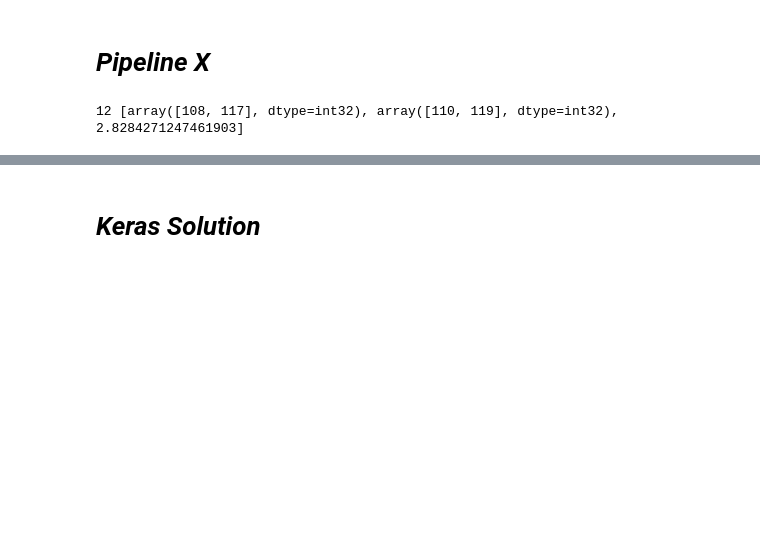
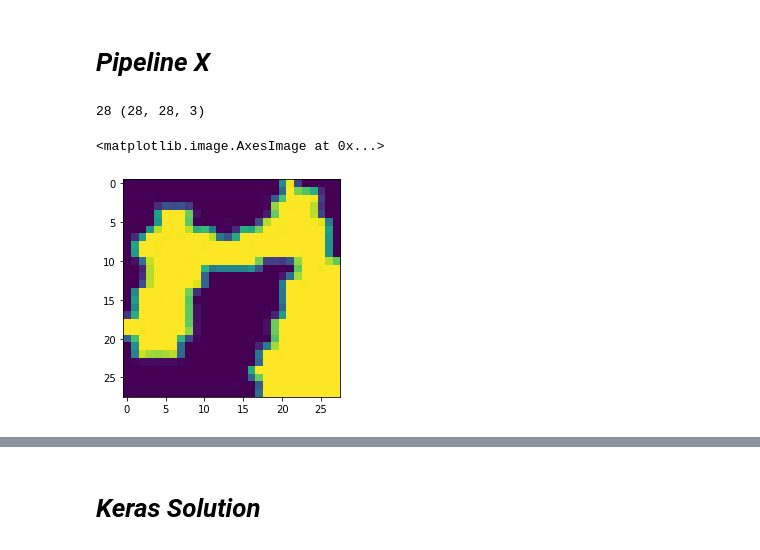
Before and after one commit to aquangnguyen1992/tensorflow_colab, a Jupyter notebook: mnist_max.ipynb, the cells around one changed output, grey strips where cells are left out. Drawn from its saved outputs; the diff is of its cells as text; code cells hidden in the pictures; blank space fills up the shorter version.

Commit message:
Finished the pipeline to detect the 3 numbers. Next step: Test the training using this pipeline

```diff
--- a/mnist_max.ipynb
+++ b/mnist_max.ipynb
@@ -127,39 +127,56 @@ def value_crop(input_im, output_size=(28,28), max_detection=3):
 
   contour_info = []
   for contour in contours:
     point1 = np.min(contour, axis=0)[0]
     point2 = np.max(contour, axis=0)[0]
-    if (point2[0] - point1[0] < 15) or (point2[1] - point1[1] < 15):
+    if (point2[0] - point1[0] < 7) and (point2[1] - point1[1] < 7):
        continue
     else:
       contour_info.append([point1, point2, np.linalg.norm(point2-point1)])
+      contour_info = sorted(contour_info, key=lambda contour: contour[2], reverse=True)
+  #point1 = contour_info[2][0]
+  #point2 = contour_info[2][1]
+  #plt.imshow(black_white[point1[1]:point2[1], point1[0]:point2[0]])
 
   # What happen if less than 3 detection
   if len(contour_info) <= max_detection:
     for contour in contour_info:
       point1 = contour[0]
       point2 = contour[1]
       if cropped_section is None:
-        cropped_section = np.resize([black_white[point1[1]:point2[1], point1[0]:point2[0]]], output_size)
+        cropped_section = cv2.resize(black_white[point1[1]:point2[1], point1[0]:point2[0]], output_size, interpolation=cv2.INTER_CUBIC)
         cropped_section = np.expand_dims(cropped_section, axis=2)
       else:
-        temp_im = np.resize([black_white[point1[1]:point2[1], point1[0]:point2[0]]], output_size)
+        temp_im = cv2.resize(black_white[point1[1]:point2[1], point1[0]:point2[0]], output_size, interpolation=cv2.INTER_CUBIC)
         temp_im = np.expand_dims(temp_im, axis=2)
         cropped_section = np.concatenate((cropped_section, temp_im), axis=2)
 
     # Padding to have max_detection
-    padding = max_detection - len(contours)
+    padding = max_detection - len(contour_info)
     for i in range(0, padding):
       temp_im = np.zeros(output_size)
       temp_im = np.expand_dims(temp_im, axis=2)
       cropped_section = np.concatenate((cropped_section, temp_im), axis=2)
 
   else: # More than 3 detections, get the 3 with biggest size
-    pass
+    for contour in contour_info[:3]:
+      #print("Here 2")
+      point1 = contour[0]
+      point2 = contour[1]
+      if cropped_section is None:
+        cropped_section = cv2.resize(black_white[point1[1]:point2[1], point1[0]:point2[0]], output_size, interpolation=cv2.INTER_CUBIC)
+        cropped_section = np.expand_dims(cropped_section, axis=2)
+      else:
+        temp_im = cv2.resize(black_white[point1[1]:point2[1], point1[0]:point2[0]], output_size, interpolation=cv2.INTER_CUBIC)
+        temp_im = np.expand_dims(temp_im, axis=2)
+        cropped_section = np.concatenate((cropped_section, temp_im), axis=2)
 
-  return contour_info
+  return cropped_section
 
-output = value_crop(sample)
-print(len(output), output[0])
+output = value_crop(sample, output_size=(28,28))
+print(len(output), output.shape)
+plt.imshow(output[:,:,np.random.randint(0, output.shape[2])])
 # %% [output]
-12 [array([108, 117], dtype=int32), array([110, 119], dtype=int32), 2.8284271247461903]
+28 (28, 28, 3)
+<matplotlib.image.AxesImage at 0x...>
+[figure, added]
```
Also changed, not shown: parts of 6 cells of this notebook.
